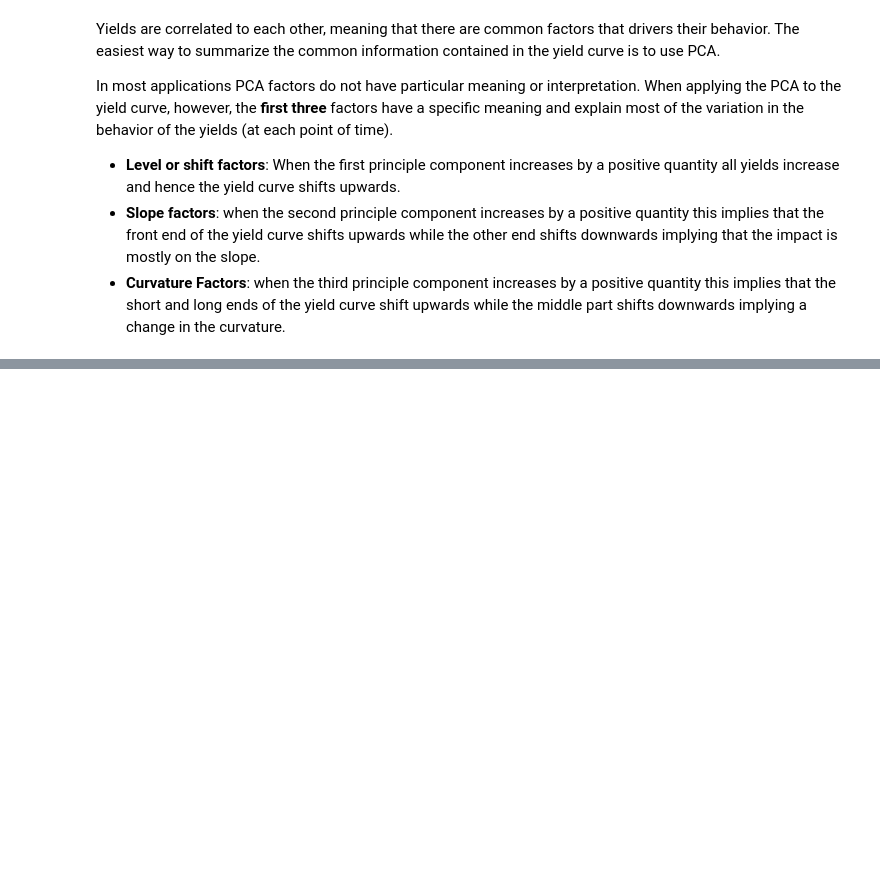
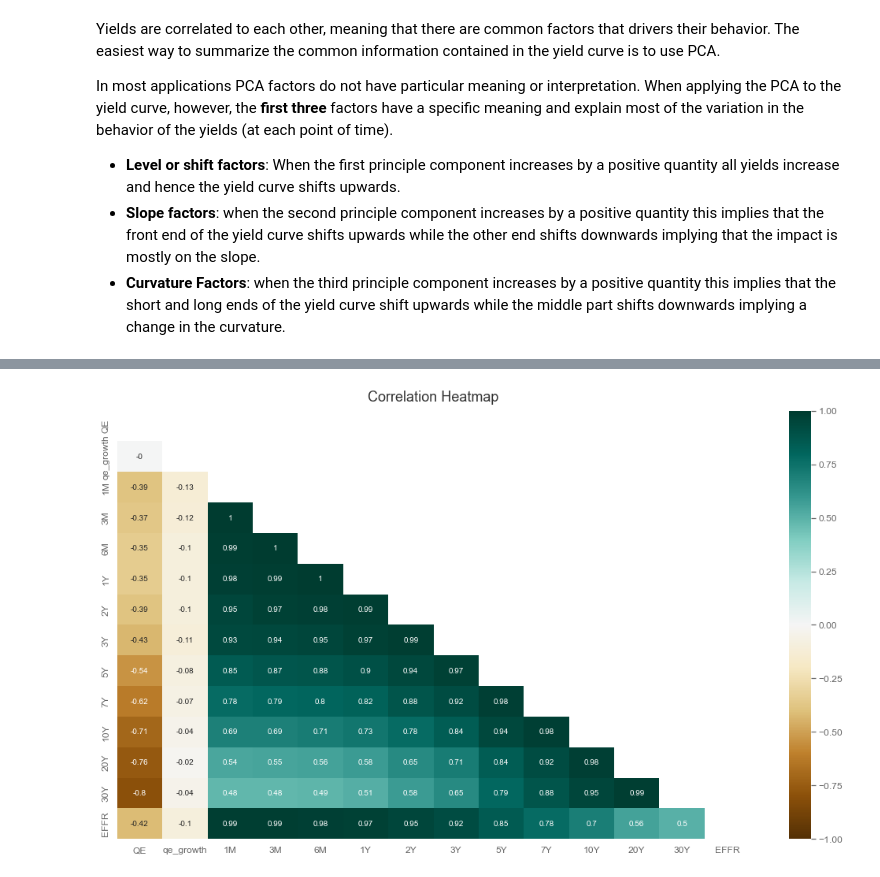
Before and after one commit to msh855/QuantitativePortfolioManagement, a Jupyter notebook: myPortfolioManagement/Examples/yield_curve.ipynb, the cells around one changed output, grey strips where cells are left out. Cells and saved outputs as stored; diff of their text form; code cells hidden in the pictures; blank space fills up the shorter version.

```diff
--- a/myPortfolioManagement/Examples/yield_curve.ipynb
+++ b/myPortfolioManagement/Examples/yield_curve.ipynb
@@ -24,6 +29,17 @@ In most applications PCA factors do not have particular meaning or interpretatio
 - **Slope factors**: when the second principle component increases by a positive quantity this implies that the front end of the yield curve shifts upwards while the other end shifts downwards implying that the impact is mostly on the slope.
 - **Curvature Factors**:  when the third principle component increases by a positive quantity this implies that the short and long ends of the yield curve shift upwards while the middle part shifts downwards implying a change in the curvature.
 # %%
-yields = get_US_yields(freq = 'm', add_fed_rate=True)
-spreads = get_US_yield_spreads(freq = 'm')
-QE = get_fred_data(['WALCL'], freq = 'm')
+# yields for the US Treasuries
+frequency = 'm' # monthly frequency
+
+yields = get_US_yields(freq = frequency, add_fed_rate=True)
+
+# Spreads of US Treasuries relative to 10Y
+spreads = get_US_yield_spreads(freq = frequency)
+
+# Download Data From Fed St. Louis. Here I download the Total Amount of QE
+# The Ticker of the series are the ones Fed St. Louis is using
+
+QE = get_fred_data(['WALCL'], freq = frequency)
+QE = QE.rename(columns={'WALCL': 'QE'})
+QE['qe_growth'] = QE.pct_change()
@@ -65,2 +121,4 @@ sns.clustermap(df.corr(), cmap="coolwarm")
 # %%
-correlation_matrix(df.dropna(), square = False)
+correlation_matrix(df.dropna(), diagonal = True)
+# %% [output]
+[figure, added]
```
Also changed, not shown: parts of 23 cells of this notebook, 2 other files.
